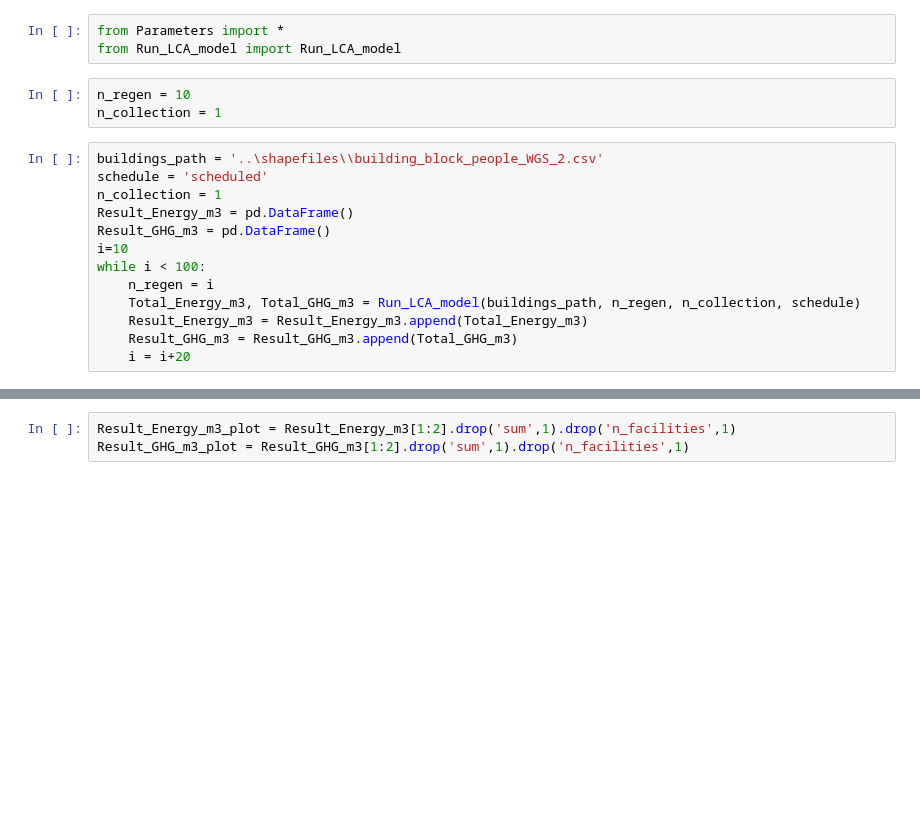
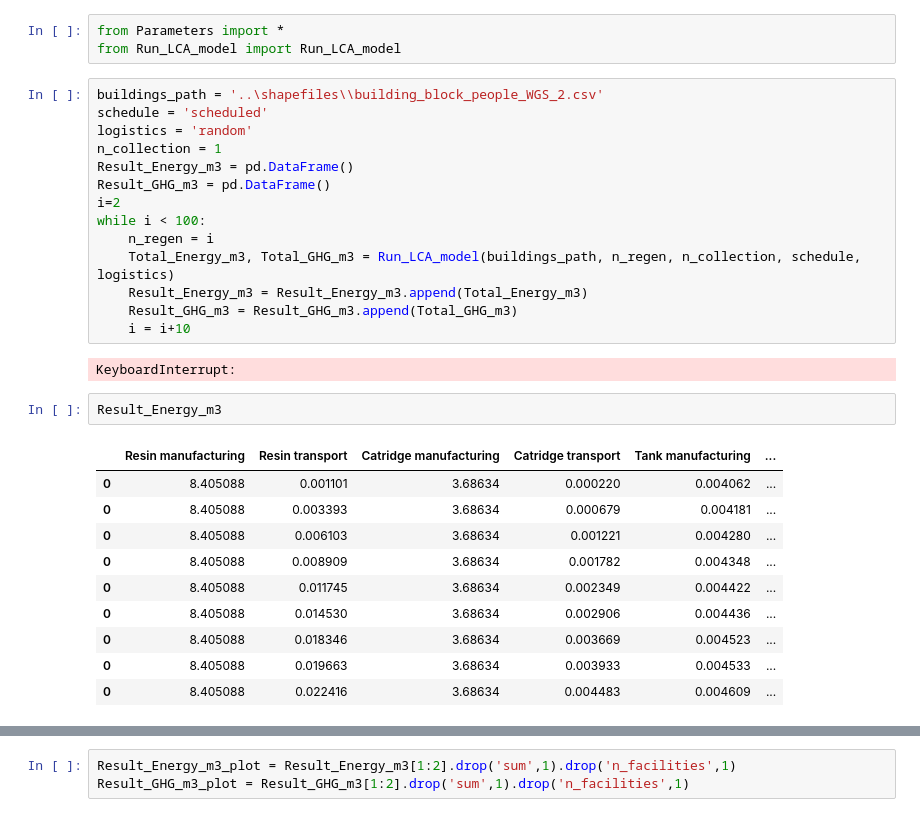
Before and after one commit to okavvada/Urine-Project, a Jupyter notebook: Run_LCA_model.ipynb, the cells around one changed output, grey strips where cells are left out. Cells and saved outputs as stored; diff of their text form; blank space fills up the shorter version.

```diff
--- a/Run_LCA_model.ipynb
+++ b/Run_LCA_model.ipynb
@@ -8,21 +8,34 @@ import math
 # %%
 from Parameters import *
 from Run_LCA_model import Run_LCA_model
-# %%
-n_regen = 10
-n_collection = 1
 # %%
 buildings_path = '..\shapefiles\\building_block_people_WGS_2.csv'
 schedule = 'scheduled'
+logistics = 'random'
 n_collection = 1
 Result_Energy_m3 = pd.DataFrame()
 Result_GHG_m3 = pd.DataFrame()
-i=10
+i=2
 while i < 100:
     n_regen = i
-    Total_Energy_m3, Total_GHG_m3 = Run_LCA_model(buildings_path, n_regen, n_collection, schedule)
+    Total_Energy_m3, Total_GHG_m3 = Run_LCA_model(buildings_path, n_regen, n_collection, schedule, logistics)
     Result_Energy_m3 = Result_Energy_m3.append(Total_Energy_m3)
     Result_GHG_m3 = Result_GHG_m3.append(Total_GHG_m3)
-    i = i+20
+    i = i+10
+# %% [output]
+KeyboardInterrupt:
+# %%
+Result_Energy_m3
+# %% [output]
+|  | Resin manufacturing | Resin transport | Catridge manufacturing | Catridge transport | Tank manufacturing | ... |
+| 0 | 8.405088 | 0.001101 | 3.68634 | 0.000220 | 0.004062 | ... |
+| 0 | 8.405088 | 0.003393 | 3.68634 | 0.000679 | 0.004181 | ... |
+| 0 | 8.405088 | 0.006103 | 3.68634 | 0.001221 | 0.004280 | ... |
+| 0 | 8.405088 | 0.008909 | 3.68634 | 0.001782 | 0.004348 | ... |
+| 0 | 8.405088 | 0.011745 | 3.68634 | 0.002349 | 0.004422 | ... |
+| 0 | 8.405088 | 0.014530 | 3.68634 | 0.002906 | 0.004436 | ... |
+| 0 | 8.405088 | 0.018346 | 3.68634 | 0.003669 | 0.004523 | ... |
+| 0 | 8.405088 | 0.019663 | 3.68634 | 0.003933 | 0.004533 | ... |
+| 0 | 8.405088 | 0.022416 | 3.68634 | 0.004483 | 0.004609 | ... |
 # %%
 Result_Energy_m3["sum"] = (Result_Energy_m3.sum(axis=1)) - Result_Energy_m3["n_facilities"]
```
Also changed, not shown: parts of 7 cells of this notebook, 7 other files.
